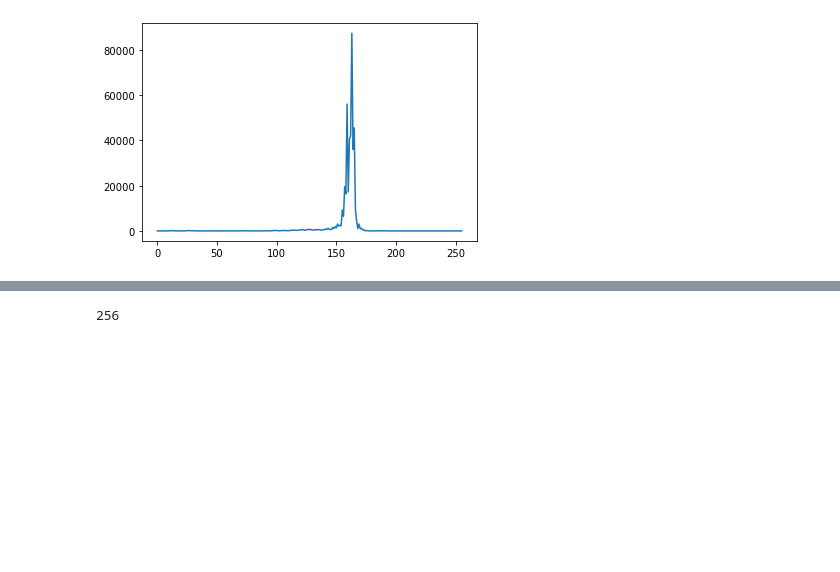
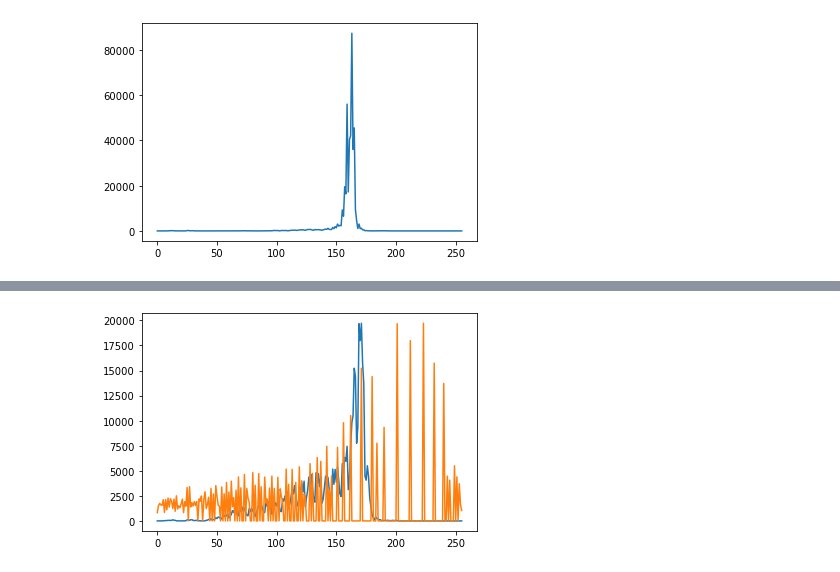
Before and after one commit to kaurj7/Image-Analysis, a Jupyter notebook: Histograms.ipynb, the cells around one changed output, grey strips where cells are left out. Saved outputs shown, nothing was run; the diff lists cells and outputs as text; code cells hidden in the pictures; blank space fills up the shorter version.

```diff
--- a/Histograms.ipynb
+++ b/Histograms.ipynb
@@ -120,8 +218,4 @@ def plottingHistograms(histogram, cntr):
 
 histogramCalcArray = np.copy(originalImages[:10])
 histogram = histogramCalc(histogramCalcArray)
-# %%
-print(len(histogram))
-# %% [output]
-256
 # %%
@@ -191,3 +285,55 @@ def plottingHistograms(histogram, cntr, avg):
 
 histogramCalcArray = np.copy(originalImages[:10])
 histogram = histogramCalc(histogramCalcArray)
+# %%
+#Histogram equalization for grayscale - FINAL
+
+import numpy as np
+import cv2
+from matplotlib import pyplot as plt
+
+def histogramCalc(image):
+
+    hist = np.zeros(shape=(256,1))
+
+    height = image.shape[0]
+    width = image.shape[1]
+
+    for i in range(height):
+        for j in range(width):
+            k=image[i,j]
+            hist[k,0]=hist[k,0]+1
+    return hist
+
+def equalizeHistogram(histogram, image):
+
+    equal_image = np.copy(image)
+
+    height = equal_image.shape[0]
+    width = equal_image.shape[1]
+
+    plt.plot(histogram)
+    x = histogram.reshape(1,256)
+    y = np.array([])
+    y = np.append(y,x[0,0])
+    for i in range(255):
+        k = x[0,i+1]+y[i]
+        y = np.append(y,k)
+    y = np.round((y/(height*width))*255)
+
+    for i in range(height):
+        for j in range(width):
+            k = equal_image[i,j]
+            equal_image[i,j] = y[k]
+
+    #cv2.imshow('new', equal_image)
+    #cv2.waitKey(0)
+    #cv2.destroyAllWindows()
+    plt.plot(histogramCalc(equal_image))
+
+image = cv2.imread("/Users/jasleenkaur/Desktop/Masters/Spring 2022/Image Analysis/Project/Cancerous cell smears/cyl02.bmp",0)
+histogram = histogramCalc(image)
+eHistogram = equalizeHistogram(histogram, image)
+#plt.plot(histogram)
+# %% [output]
+[figure, added]
```
Also changed, not shown: parts of 6 cells of this notebook.
